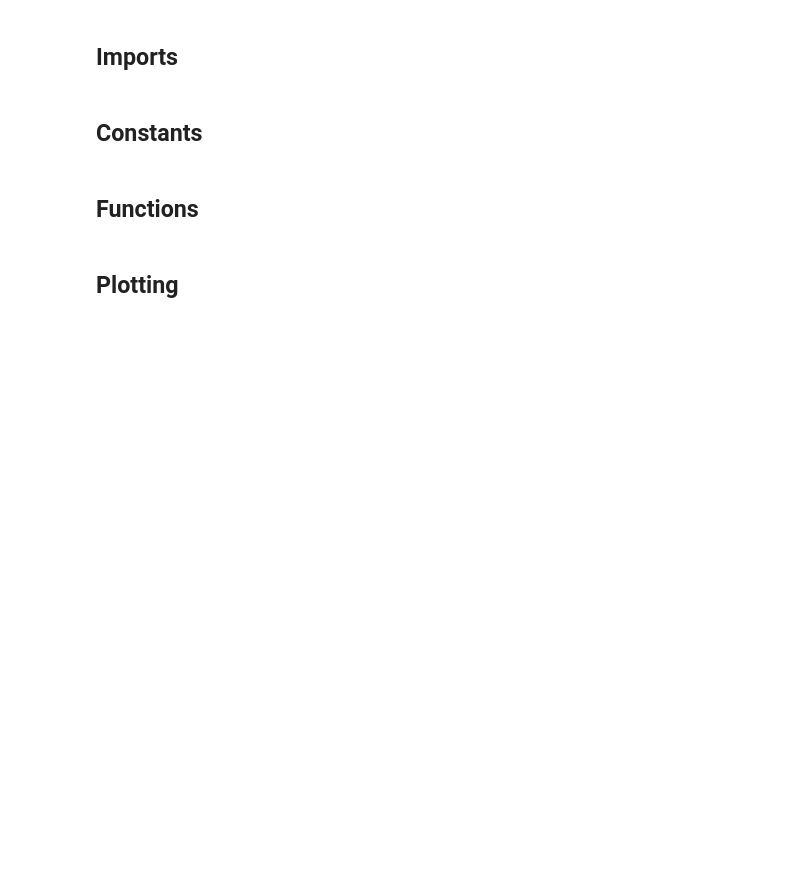
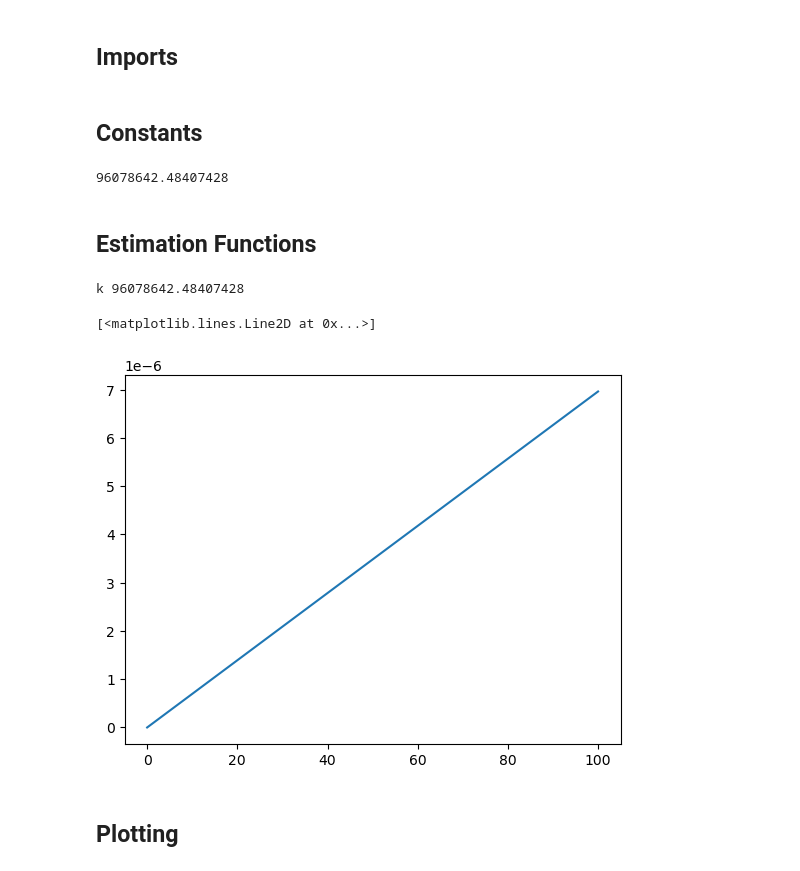
Before and after one commit to agesite2/AE320GP2, a Jupyter notebook: project2.ipynb, the cells around one changed output. Drawn from its saved outputs; the diff is of its cells as text; code cells hidden in the pictures; blank space fills up the shorter version.

```diff
--- a/project2.ipynb
+++ b/project2.ipynb
@@ -17,0 +9,23 @@ dt = 10**-3
+# %%
+E = 26.2 * 10**9                # elastic modulus of aluminum (Pa)
+rho = 2700                      # density of aluminum (kg/m^3)
+l = 34 / 39.37                  # length of bat (m)
+r = 1.25 / 39.37                # radius of baseball bat (m)
+m = rho * l * np.pi * r**2      # mass of bat (kg)
+F = 18000                       # force of ball on bat (N)
+
+T = 20                           # elapsed time (s)
+
+a = 0
+b = l
+n = 200
+dt = 10**-3
+# %%
+k = E * (np.pi * r**2) / l
+period = 2 * np.pi * (m / k)**(1/2)
+c = (E / rho)
+lamb = c * period
+
+print(k)
+# %% [output]
+96078642.48407428
@@ -18,3 +41,3 @@ dt = 10**-3
 # %% [markdown]
-## Functions
+## Estimation Functions
 # %%
@@ -28,3 +63,10 @@ def u_e(l, x, t):
+# %%
+xx = np.linspace(0, 100, 1000)
+plt.plot(xx, u_e(xx, 0))
+# %% [output]
+k 96078642.48407428
+[<matplotlib.lines.Line2D at 0x...>]
+[figure, added]
 # %%
 def A_matrix(a, b, n, dt):
     """
```
Also changed, not shown: parts of 7 cells of this notebook.
